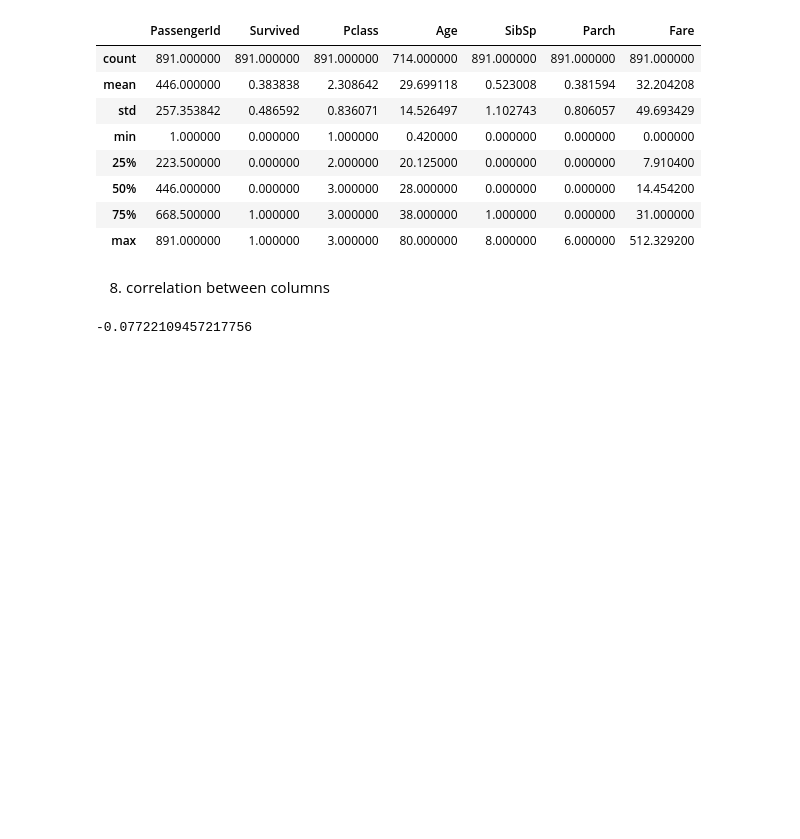
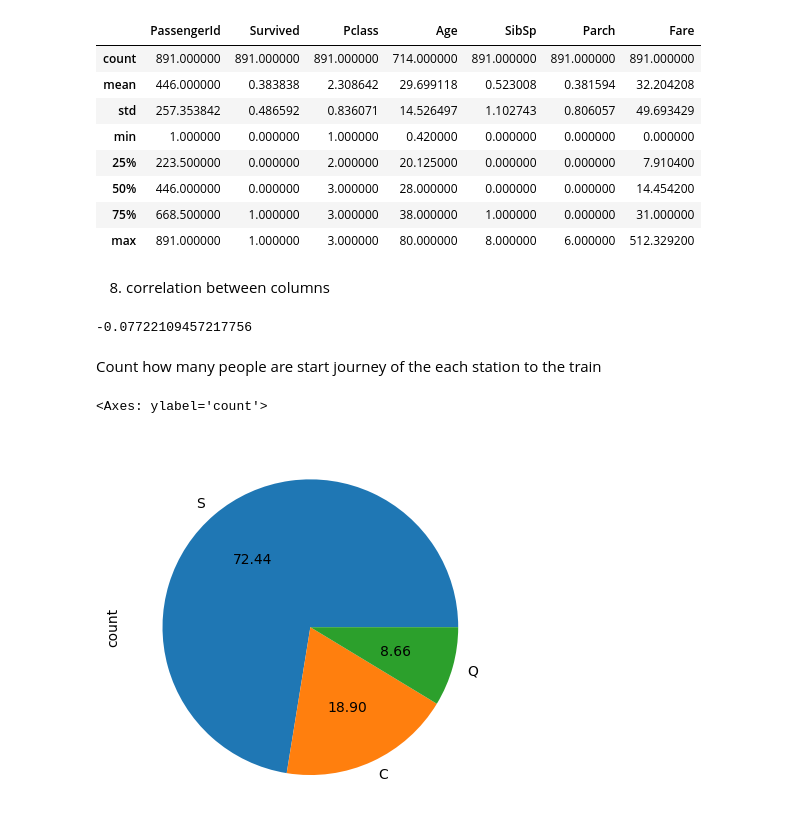
Before and after one commit to 960Subhamsingh/Data-Sciences, a Jupyter notebook: 4. understanding your data descriptive analysis/understanding your data descriptive analysis.ipynb, the cells around one changed output. Saved outputs shown, nothing was run; the diff lists cells and outputs as text; code cells hidden in the pictures; blank space fills up the shorter version.

```diff
--- a/4. understanding your data descriptive analysis/understanding your data descriptive analysis.ipynb
+++ b/4. understanding your data descriptive analysis/understanding your data descriptive analysis.ipynb
@@ -90,3 +91,10 @@ df.describe()
 df['Age'].corr(df['Survived'])
 # %% [output]
 -0.07722109457217756
+# %% [markdown]
+Count how many people are start journey  of the each station to the train
+# %%
+df['Embarked'].value_counts().plot(kind='pie', autopct='%0.2f')
+# %% [output]
+<Axes: ylabel='count'>
+[figure, added]
```
Also changed, not shown: parts of 12 cells of this notebook.
